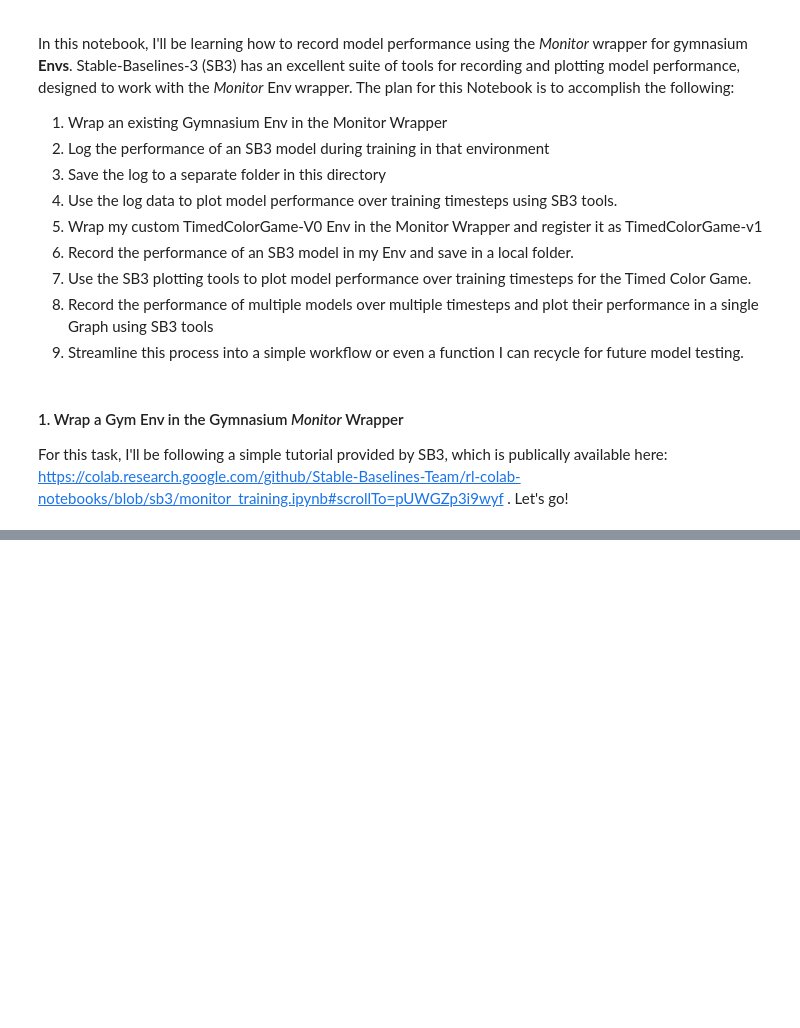
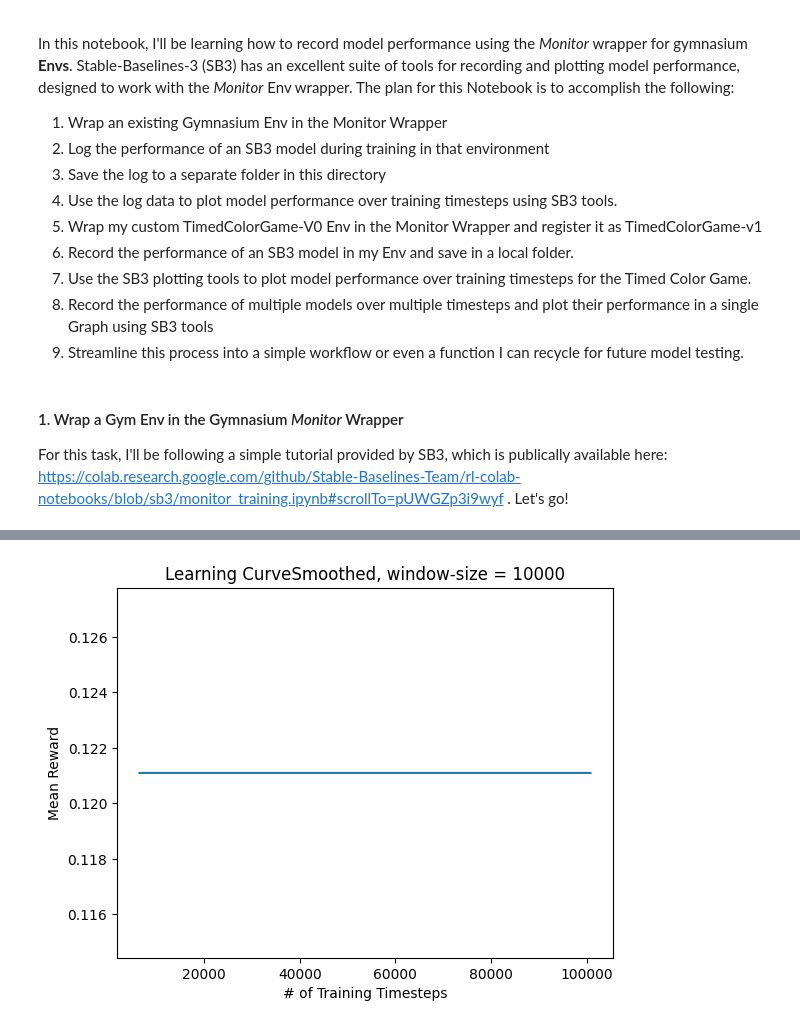
Before and after one commit to EvanMcCormick37/independent-study-F24-learning-RL-with-gymnasium, a Jupyter notebook: RecordingCustomEnvironments.ipynb, the cells around one changed output, grey strips where cells are left out. Cells and saved outputs as stored; diff of their text form; code cells hidden in the pictures; blank space fills up the shorter version.

```diff
--- a/RecordingCustomEnvironments.ipynb
+++ b/RecordingCustomEnvironments.ipynb
@@ -75,9 +81,5 @@ class SaveOnBestTrainingRewardCallback(BaseCallback):
         return True
 # %%
 # Create log dir
-log_dir = "/log/"
+log_dir = "C:/Users/Owner/Documents/GitHub/independent-study-F24-learning-RL-with-gymnasium/log/"
 os.makedirs(log_dir,exist_ok=True)
-
-#Create Env and wrap in Monitor wrapper
-env = gym.make("LunarLanderContinuous-v2")
-env = Monitor(env, log_dir)
@@ -95,0 +123,39 @@ TypeError: Converting from sequence to b2Vec2, expected int/float arguments inde
+# %%
+#A function to smooth the model performance graph by taking a moving average of performance.
+def moving_average(values, window):
+    """
+    Smooth values by doing a moving average
+    :param values: (numpy array)
+    :param window: (int)
+    :return: (numpy array)
+    """
+    #We create the vector to multiply each value by to get the moving average. Essentially a vector of length n
+    # in which each weight is 1/n.
+    weights = np.repeat(1.0, window)/window
+    #The convolve function iteratively multiplies the first n values in the values array by the weights array.
+    # with the given weights array, it essentially takes the moving average of each N values in the values array.
+    return np.convolve(values,weights, "valid")
+
+def plot_results(log_folder, window = 1000, title="Learning Curve"):
+    """
+    plot the results
+
+    :param log_folder: (str) the save location of the results to plot
+    :param title: (str) the title of the task to plot
+    """
+
+    x, y = ts2xy(load_results(log_folder), "timesteps")
+    y = moving_average(y, window=window)
+    # Truncate x
+    x = x[len(x) - len(y) :]
+
+    fig = plt.figure(title)
+    plt.plot(x,y)
+    plt.xlabel("# of Training Timesteps")
+    plt.ylabel("Mean Reward")
+    plt.title(title + f"Smoothed, window-size = {window}")
+    plt.show()
+# %%
+plot_results(log_dir, window = 10000)
+# %% [output]
+[figure, added]
```
Also changed, not shown: parts of 20 cells of this notebook, 11 other files.
